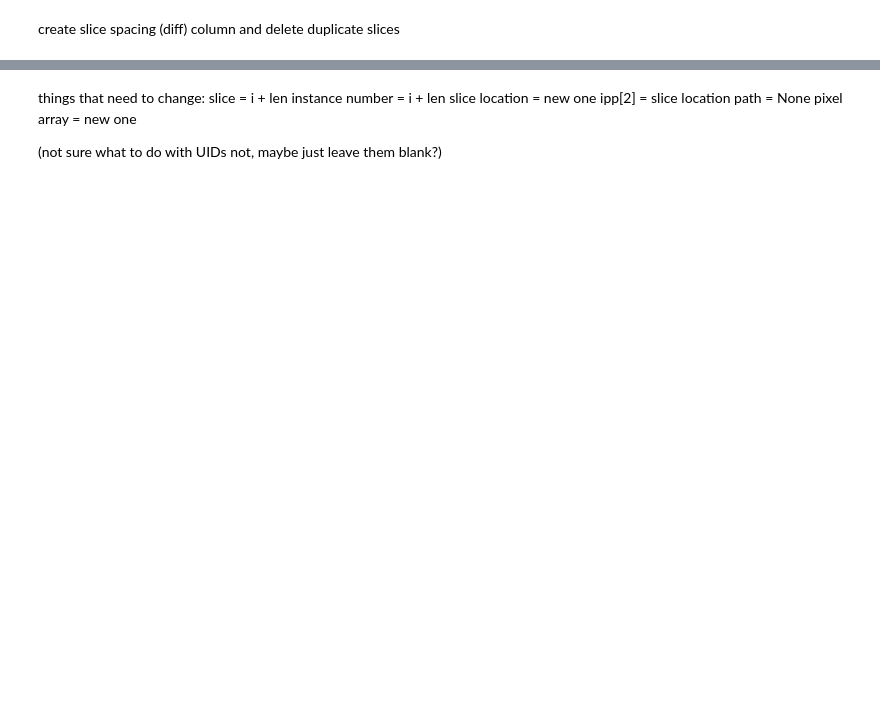
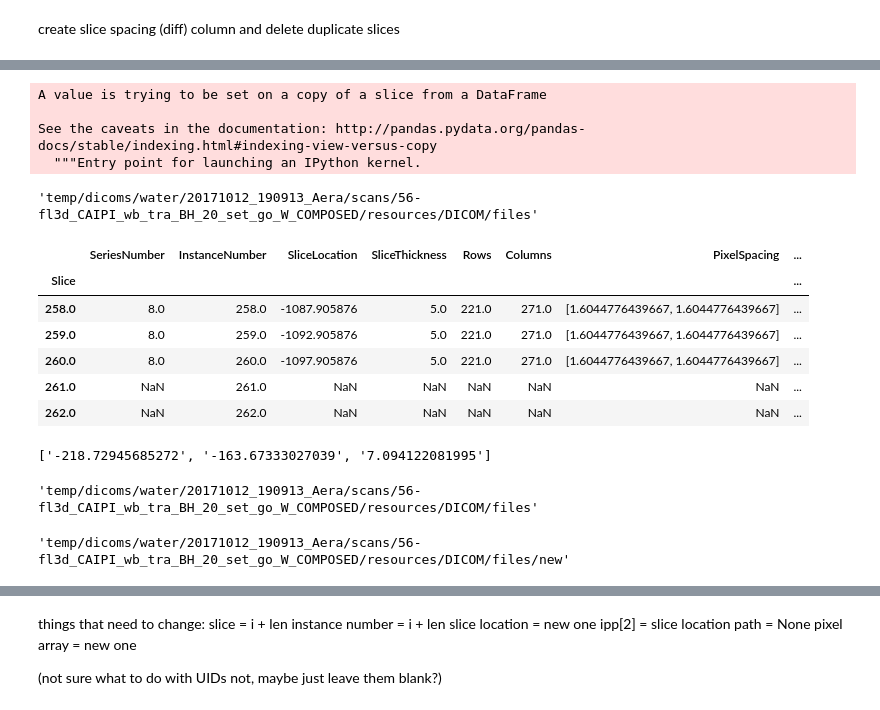
Before and after one commit to theo-barfoot/MALIMAR_data_cleaning, a Jupyter notebook: slice issue correction.ipynb, the cells around one changed output, grey strips where cells are left out. Saved outputs shown, nothing was run; the diff lists cells and outputs as text; code cells hidden in the pictures; blank space fills up the shorter version.

```diff
--- a/slice issue correction.ipynb
+++ b/slice issue correction.ipynb
@@ -255,0 +168,20 @@ for idx, df_select in df.groupby(['Sequence', 'Series']):
+# %%
+    def correct_slice_order(df):
+        print('-- Checking DICOM slice order --')
+        df.sort_values(by=['Sequence', 'Series', 'SliceLocation'], ascending=False, inplace=True)
+        for idx, df_select in df.groupby(['Sequence', 'Series']):  # level = [0,1] == ['Sequence','Series']
+            if df_select['InstanceNumber'].is_monotonic:
+                print(idx, 'Slice order correct')
+            else:
+                print('Correcting', idx, 'slice order')
+            df.loc[idx, 'InstanceNumber'] = range(1, len(df_select) + 1)
+            ## This has moved since the slice correction creates 2,4,6 which is monotonic, but not
+            # correct.....
+
+        df.reset_index(inplace=True)
+        df.drop('Slice', axis=1, inplace=True)
+        df.set_index(['Sequence', 'Series', 'InstanceNumber'], drop=False, inplace=True)
+        df.drop(['Sequence', 'Series'], axis=1, inplace=True)
+        df.rename_axis(index={'InstanceNumber': 'Slice'}, inplace=True)
+        df.sort_index(inplace=True)  # Basica
+        return df
@@ -255,0 +466,19 @@ for idx, df_select in df.groupby(['Sequence', 'Series']):
+# %%
+for idx, d in df.groupby(['Sequence', 'Series']):
+    if any(path == 'no path' for path in df.loc[idx, 'Path']):
+        print(idx, 'Writing DICOM files')
+        template_dcm_path = df.loc[idx][df.loc[idx, 'Path'] != 'no path'].iloc[0].Path
+        template_dcm = pydicom.dcmread(template_dcm_path)
+        new_dir = os.path.join(os.path.split(template_dcm_path)[0], 'new')
+        shutil.rmtree(new_dir, ignore_errors=True)
+        os.mkdir(new_dir)
+        for i in range(1,len(df.loc[idx])+1):
+            template_dcm.PixelData = df.loc[idx +(i,), 'PixelArray'].astype(np.int16).tobytes()
+            try:
+                ipp = ast.literal_eval(df.loc[idx +(i,), 'ImagePositionPatient'])
+            except ValueError:
+                ipp = df.loc[idx +(i,), 'ImagePositionPatient']
+            template_dcm.ImagePositionPatient = ipp
+            template_dcm.SliceLocation = df.loc[idx +(i,), 'SliceLocation']
+            template_dcm.save_as(os.path.join(os.path.join(os.path.split(template_dcm_path)[0],
+                                                           'new'),str(i)+'.dcm'))
@@ -255,0 +494,21 @@ for idx, df_select in df.groupby(['Sequence', 'Series']):
+# %%
+df.loc[idx].dropna(subset=['PixelArray'], inplace=True)
+# %% [output]
+A value is trying to be set on a copy of a slice from a DataFrame
+
+See the caveats in the documentation: http://pandas.pydata.org/pandas-docs/stable/indexing.html#indexing-view-versus-copy
+  """Entry point for launching an IPython kernel.
+# %%
+os.path.split(template_dcm_path)[0]
+# %% [output]
+'temp/dicoms/water/20171012_190913_Aera/scans/56-fl3d_CAIPI_wb_tra_BH_20_set_go_W_COMPOSED/resources/DICOM/files'
+# %%
+df.loc[idx].tail()
+# %% [output]
+|  | SeriesNumber | InstanceNumber | SliceLocation | SliceThickness | Rows | Columns | PixelSpacing | ... |
+| Slice |  |  |  |  |  |  |  | ... |
+| 258.0 | 8.0 | 258.0 | -1087.905876 | 5.0 | 221.0 | 271.0 | [1.6044776439667, 1.6044776439667] | ... |
+| 259.0 | 8.0 | 259.0 | -1092.905876 | 5.0 | 221.0 | 271.0 | [1.6044776439667, 1.6044776439667] | ... |
+| 260.0 | 8.0 | 260.0 | -1097.905876 | 5.0 | 221.0 | 271.0 | [1.6044776439667, 1.6044776439667] | ... |
+| 261.0 | NaN | 261.0 | NaN | NaN | NaN | NaN | NaN | ... |
+| 262.0 | NaN | 262.0 | NaN | NaN | NaN | NaN | NaN | ... |
@@ -255,0 +517,8 @@ for idx, df_select in df.groupby(['Sequence', 'Series']):
+# %%
+template_dcm.ImagePositionPatient
+# %% [output]
+['-218.72945685272', '-163.67333027039', '7.094122081995']
+# %%
+os.path.split(template_dcm_path)[0]
+# %% [output]
+'temp/dicoms/water/20171012_190913_Aera/scans/56-fl3d_CAIPI_wb_tra_BH_20_set_go_W_COMPOSED/resources/DICOM/files'
@@ -255,0 +527,4 @@ for idx, df_select in df.groupby(['Sequence', 'Series']):
+# %%
+os.path.join(os.path.split(template_dcm_path)[0], 'new')
+# %% [output]
+'temp/dicoms/water/20171012_190913_Aera/scans/56-fl3d_CAIPI_wb_tra_BH_20_set_go_W_COMPOSED/resources/DICOM/files/new'
```
Also changed, not shown: parts of 64 cells of this notebook, 4 other files.
